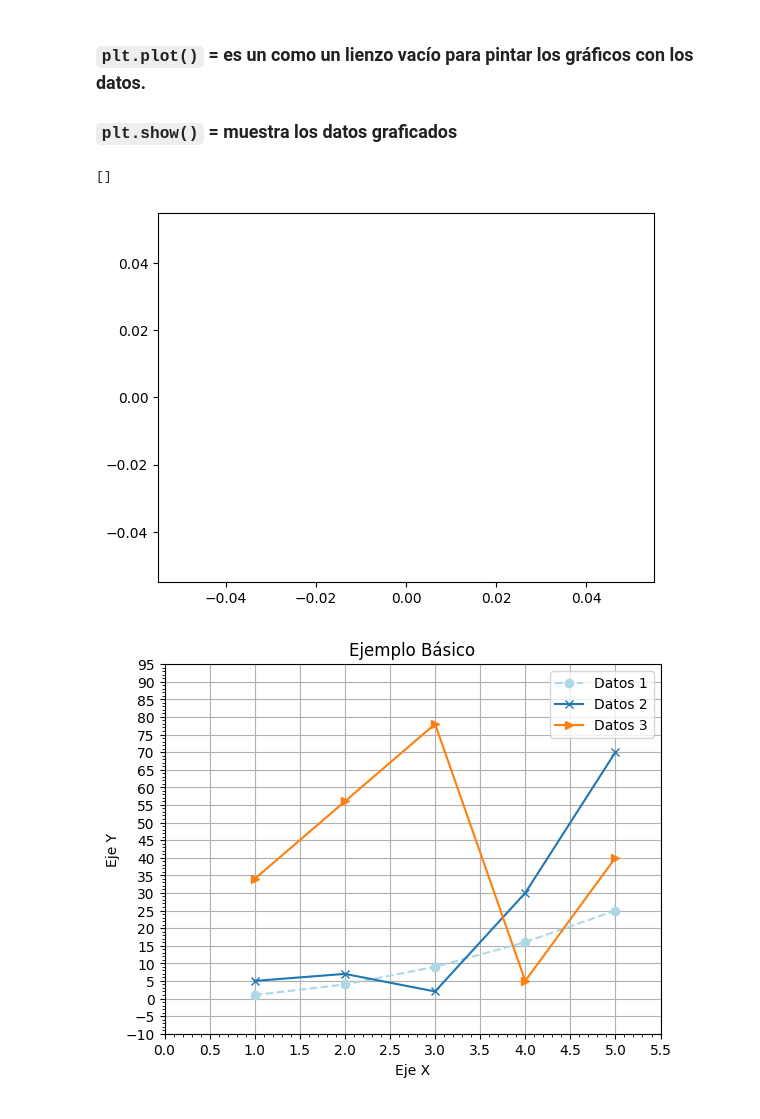
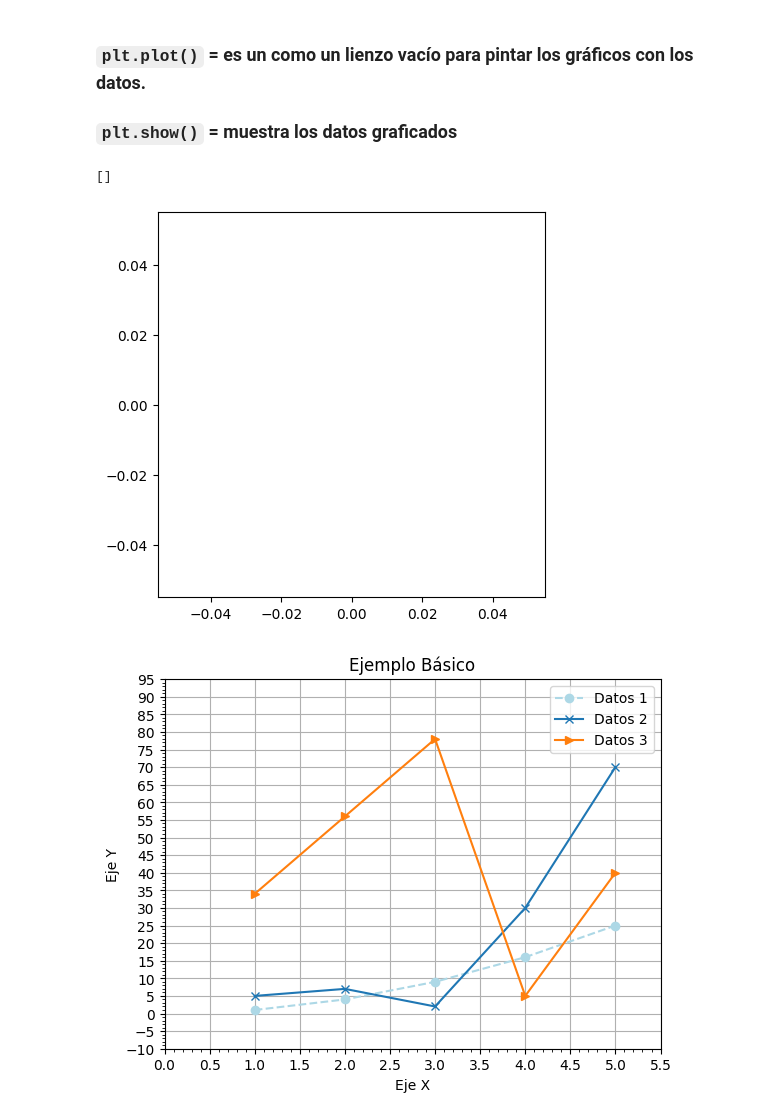
Before and after one commit to jserrataylor/cursoAI, a Jupyter notebook: Graficos_y_Figuras_con_matplotlib.ipynb, the cells around one changed output. Cells and saved outputs as stored; diff of their text form; code cells hidden in the pictures.

```diff
--- a/Graficos_y_Figuras_con_matplotlib.ipynb
+++ b/Graficos_y_Figuras_con_matplotlib.ipynb
@@ -86,11 +87,11 @@ Estas personalizaciones se realizarán dentro de los paréntesis. Por ejemplo, `
 ### `plt.show()` = muestra los datos graficados
 # %%
 import matplotlib.pyplot as plt
-
+plt.figure(figsize=(5,5))
 plt.plot()
 # %% [output]
 []
-[figure, old version]
+[figure, new version]
 # %%
 #plt.pie(y) # Grafica de pie
 #plt.bar(x, z) # Graficas de barras
```
Also changed, not shown: parts of 25 cells of this notebook.
